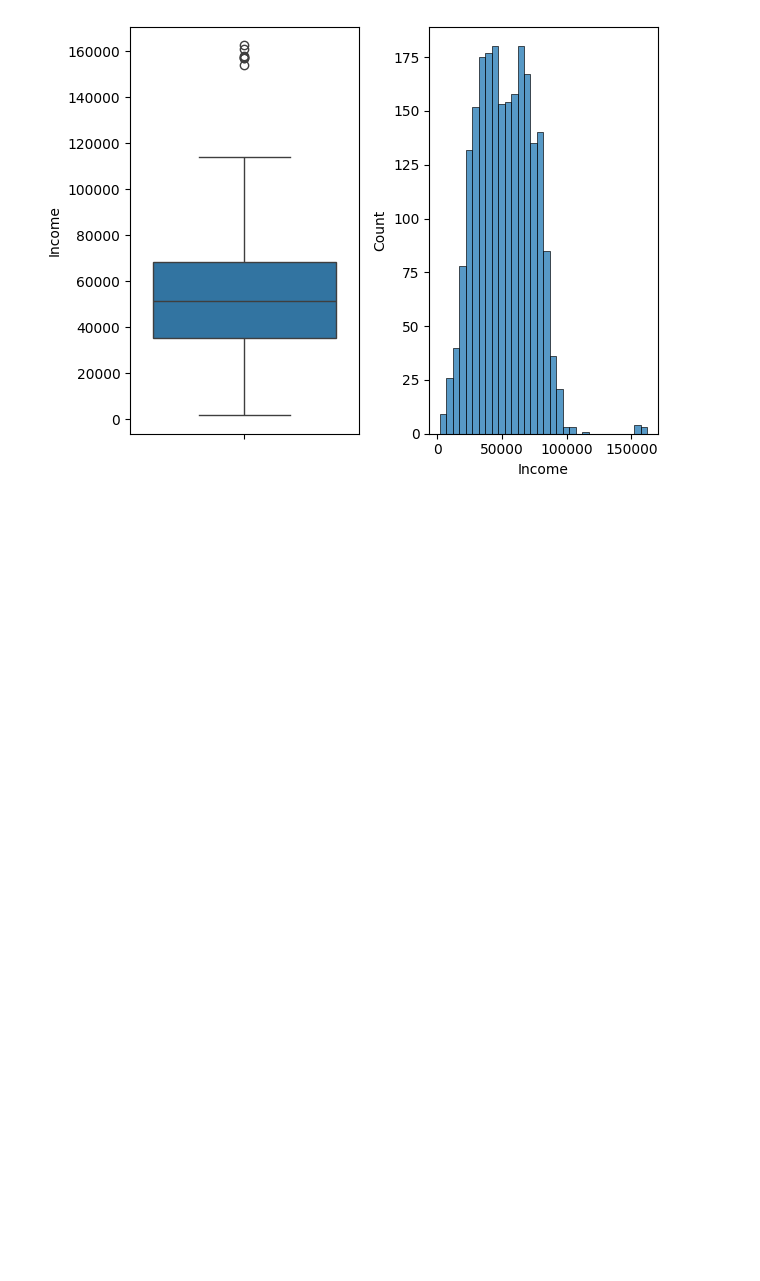
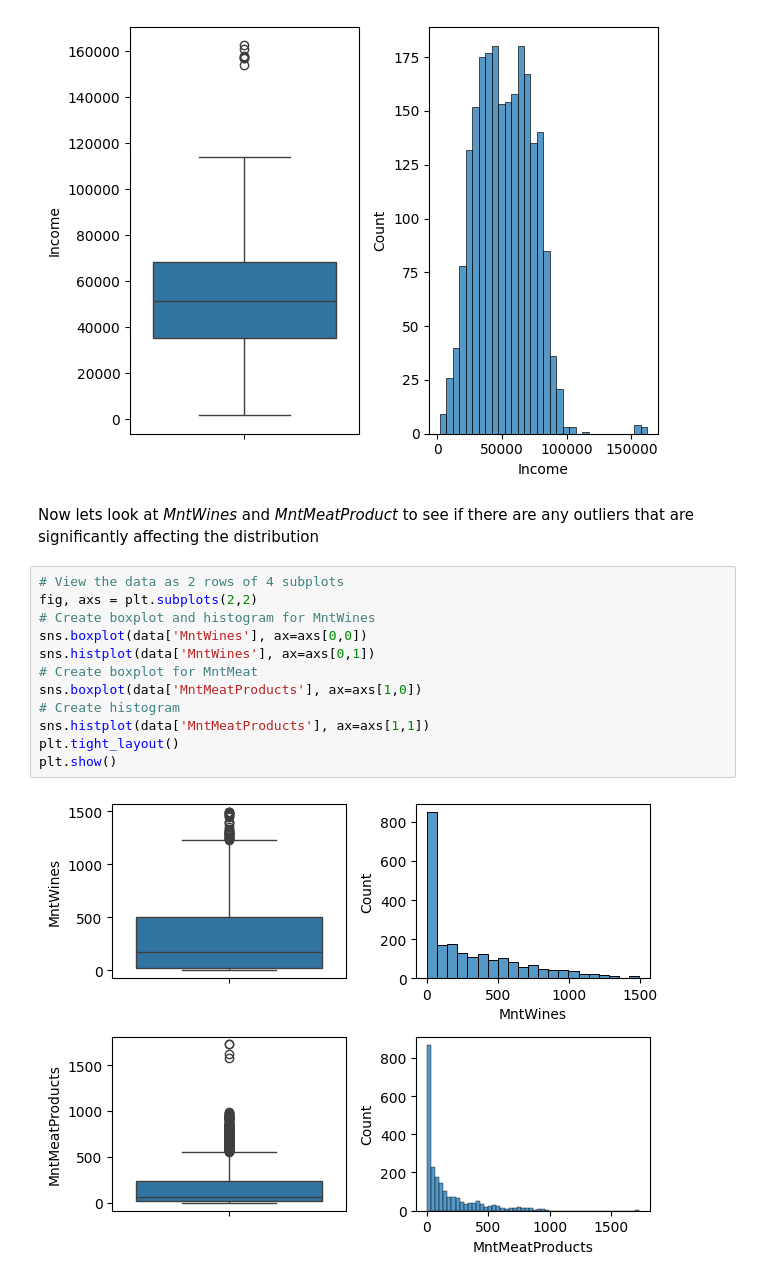
Before and after one commit to kymayodeji/marketing, a Jupyter notebook: cleaning_eda.ipynb, the cells around one changed output. Cells and saved outputs as stored; diff of their text form; blank space fills up the shorter version.

```diff
--- a/cleaning_eda.ipynb
+++ b/cleaning_eda.ipynb
@@ -261,3 +269,19 @@ plt.tight_layout()
 plt.show()
 # %% [output]
 [figure]
+# %% [markdown]
+Now lets look at *MntWines* and *MntMeatProduct* to see if there are any outliers that are significantly affecting the distribution
+# %%
+# View the data as 2 rows of 4 subplots
+fig, axs = plt.subplots(2,2)
+# Create boxplot and histogram for MntWines
+sns.boxplot(data['MntWines'], ax=axs[0,0])
+sns.histplot(data['MntWines'], ax=axs[0,1])
+# Create boxplot for MntMeat
+sns.boxplot(data['MntMeatProducts'], ax=axs[1,0])
+# Create histogram
+sns.histplot(data['MntMeatProducts'], ax=axs[1,1])
+plt.tight_layout()
+plt.show()
+# %% [output]
+[figure, added]
```
Also changed, not shown: parts of 14 cells of this notebook.
